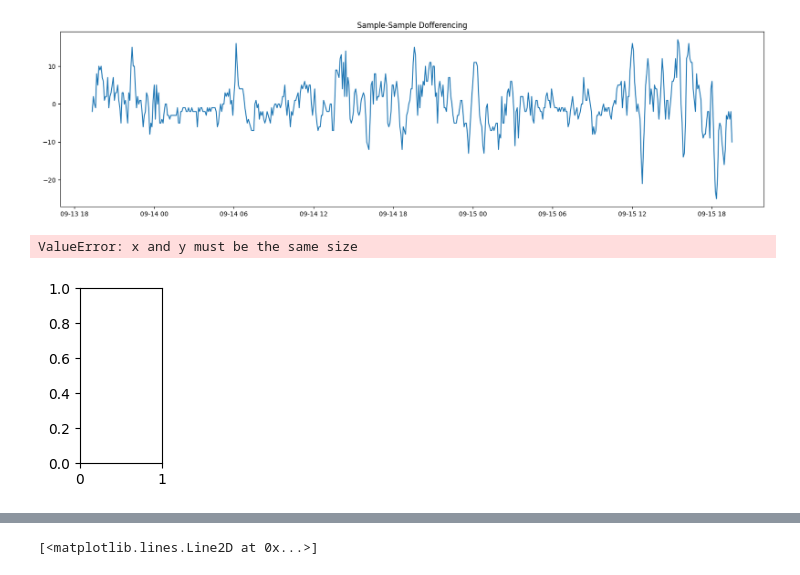
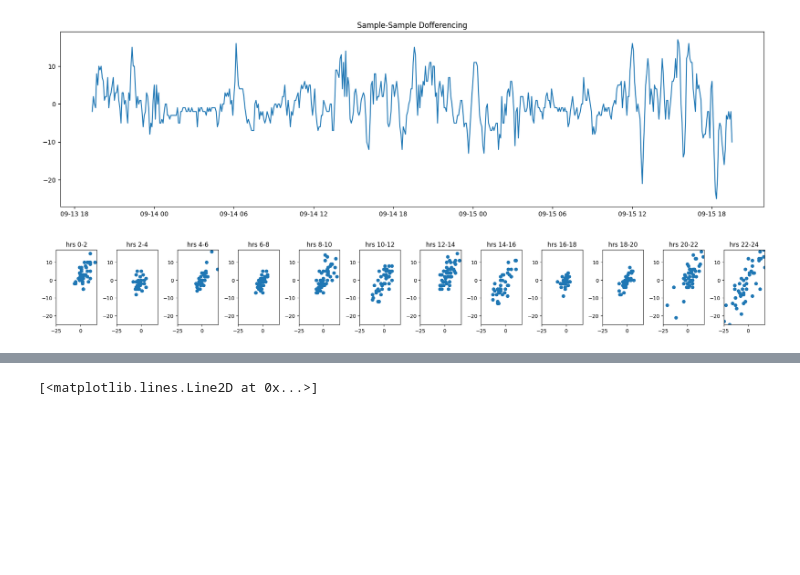
Before and after one commit to karinakanjaria/glucose-data-analysis, a Jupyter notebook: EDA/LeslieEDA.ipynb, the cells around one changed output, grey strips where cells are left out. Cells and saved outputs as stored; diff of their text form; code cells hidden in the pictures; blank space fills up the shorter version.

```diff
--- a/EDA/LeslieEDA.ipynb
+++ b/EDA/LeslieEDA.ipynb
@@ -112,18 +125,18 @@ plt.title("Sample-Sample Dofferencing")
 Text(0.5, 1.0, 'Sample-Sample Dofferencing')
 [figure]
 # %%
-plt.rcParams["figure.figsize"] = (15,5)
-window = 24 # four hours
+"""poincare plots of DIFFERENCES of every 2 hours (glucose level diffs vs glucose level diffs but one step ahead)"""
+plt.rcParams["figure.figsize"] = (20,5)
+window = 24 # 2 hours
 steps = len(pat1_df.Value)//window
 samp = np.diff(pat1_df.Value)
 plt.subplot()
 for step in range(steps):
     plt.subplot(2,12,step+1)
-    plt.scatter(samp[step+window+1 : (step+1)*window-1], samp[step*window : (step+1)*window-2])
+    plt.scatter(samp[step*window+1 : (step+1)*window-1], samp[step*window : (step+1)*window-2])
     plt.xlim([samp.min(), samp.max()])
     plt.ylim([samp.min(), samp.max()])
-    plt.title(str(step+1))
+    plt.title("hr " + str(step*2) +"-"+ str((step+1)*2)) #assuming it's 2 hour windows
 plt.tight_layout()
 # %% [output]
-ValueError: x and y must be the same size
-[figure, old version]
+[figure, new version]
```
Also changed, not shown: parts of 27 cells of this notebook.
